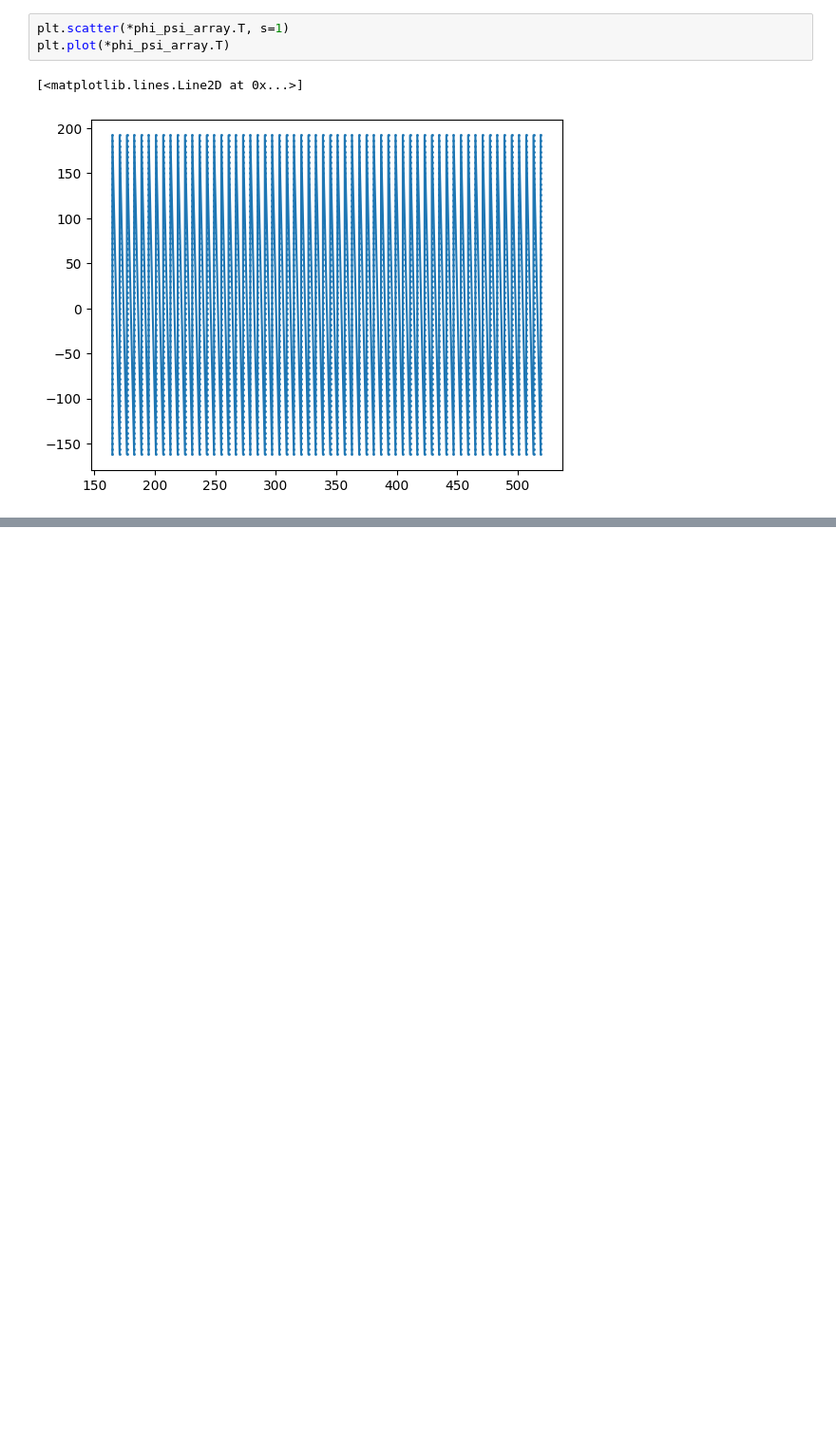
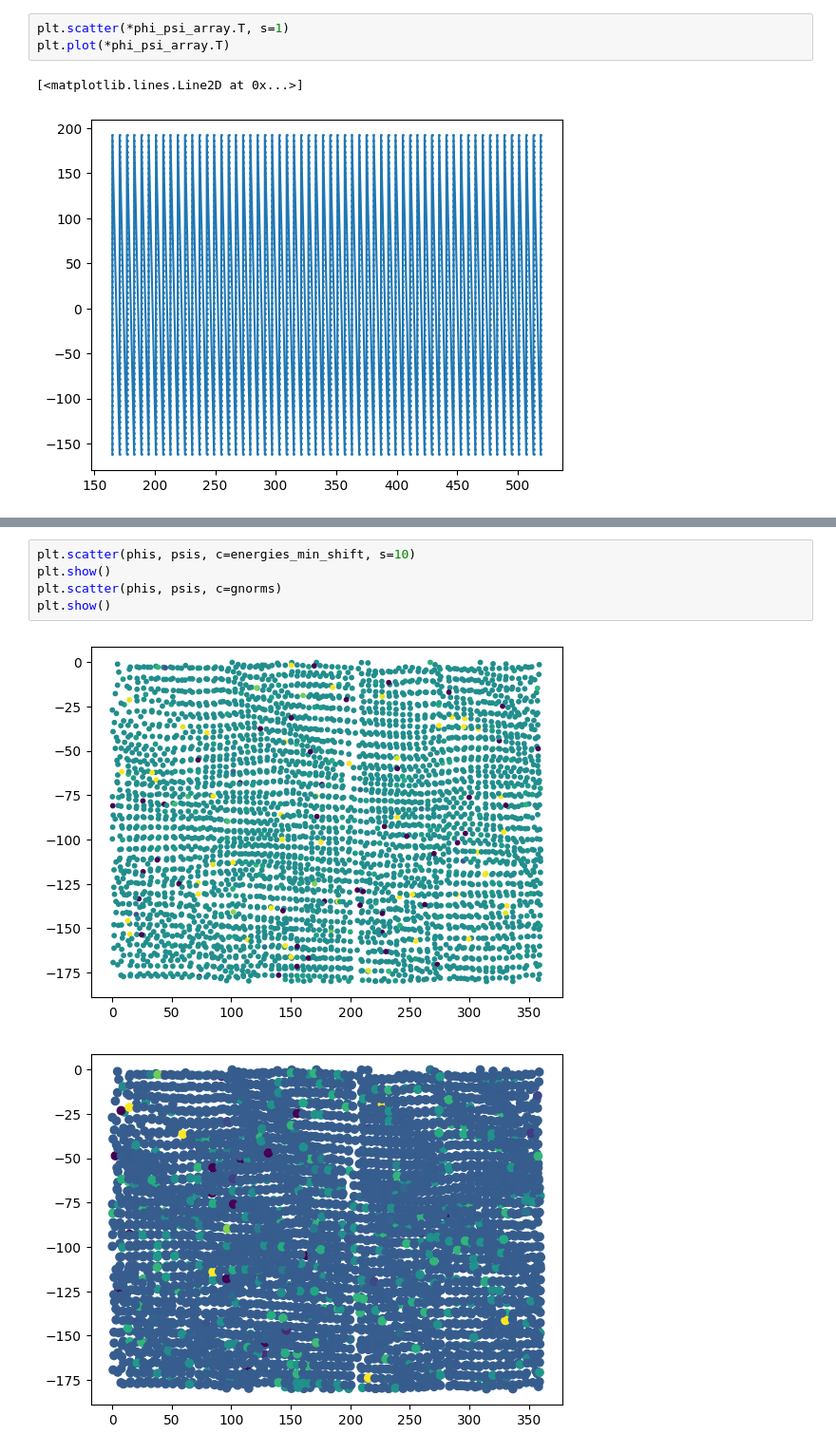
Before and after one commit to xXNoahS02Xx/dftmp2bench, a Jupyter notebook: dftmp2bench/Untitled.ipynb, the cells around one changed output, grey strips where cells are left out. Shown at 95% size. Saved outputs shown, nothing was run; the diff lists cells and outputs as text; blank space fills up the shorter version.

```diff
--- a/dftmp2bench/Untitled.ipynb
+++ b/dftmp2bench/Untitled.ipynb
@@ -112,0 +201,8 @@ plt.plot(*phi_psi_array.T)
+# %%
+plt.scatter(phis, psis, c=energies_min_shift, s=10)
+plt.show()
+plt.scatter(phis, psis, c=gnorms)
+plt.show()
+# %% [output]
+[figure, added]
+[figure, added]
```
Also changed, not shown: parts of 16 cells of this notebook, 9 other files.
